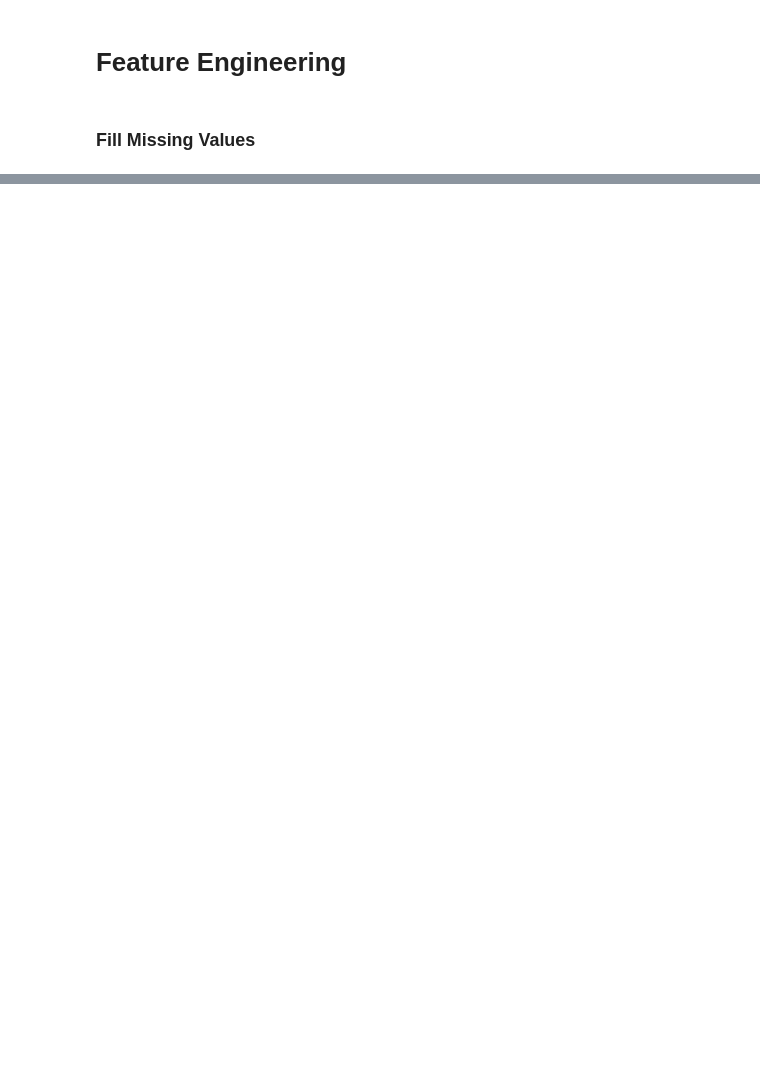
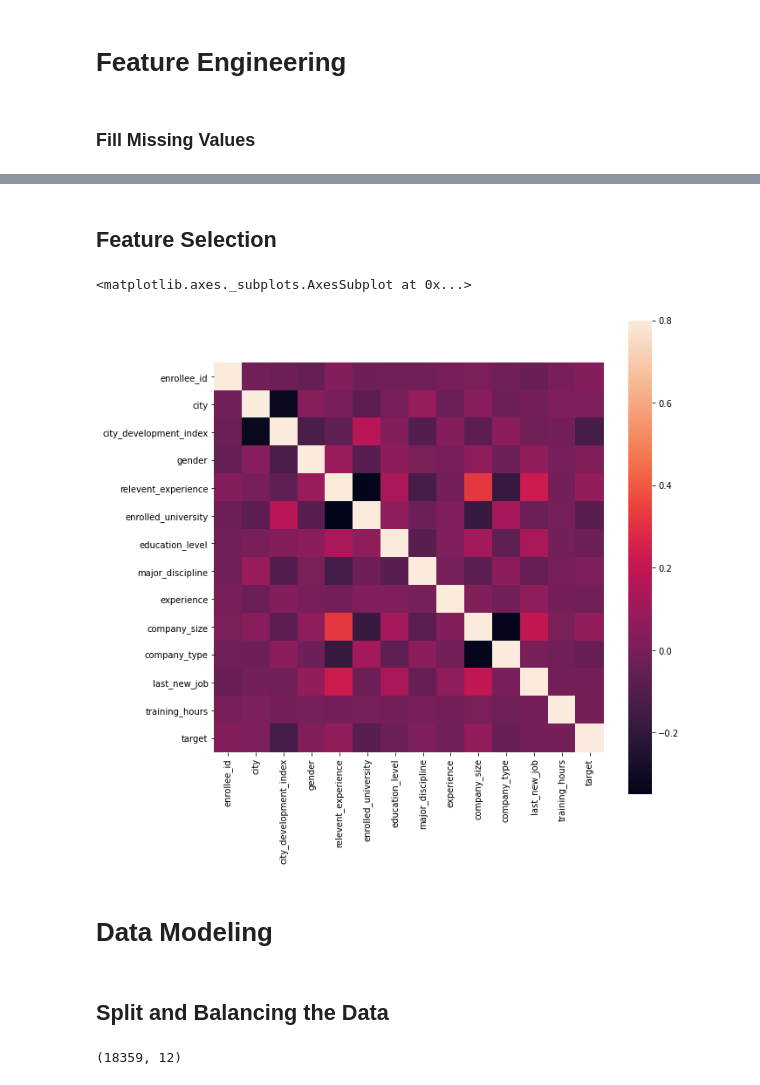
Before and after one commit to blessondensil294/HR-Analytics-Job-Change-Prediction, a Jupyter notebook: HR_Analytics_Employee_Enrollement.ipynb, the cells around one changed output, grey strips where cells are left out. Saved outputs shown, nothing was run; the diff lists cells and outputs as text; code cells hidden in the pictures; blank space fills up the shorter version.

```diff
--- a/HR_Analytics_Employee_Enrollement.ipynb
+++ b/HR_Analytics_Employee_Enrollement.ipynb
@@ -131,0 +121,2 @@ dtype: int64
+# %%
+df_Train['company_size'] = df_Train['company_size'].replace('10/49','10-49')
@@ -131,0 +248,24 @@ dtype: int64
+# %%
+from sklearn.preprocessing import LabelEncoder
+le = LabelEncoder()
+df_Train['city'] = le.fit_transform(df_Train['city'])
+df_Test['city'] = le.fit_transform(df_Test['city'])
+df_Train['gender'] = le.fit_transform(df_Train['gender'])
+df_Test['gender'] = le.fit_transform(df_Test['gender'])
+df_Train['relevent_experience'] = le.fit_transform(df_Train['relevent_experience'])
+df_Test['relevent_experience'] = le.fit_transform(df_Test['relevent_experience'])
+df_Train['enrolled_university'] = le.fit_transform(df_Train['enrolled_university'])
+df_Test['enrolled_university'] = le.fit_transform(df_Test['enrolled_university'])
+df_Train['education_level'] = le.fit_transform(df_Train['education_level'])
+df_Test['education_level'] = le.fit_transform(df_Test['education_level'])
+df_Train['major_discipline'] = le.fit_transform(df_Train['major_discipline'])
+df_Test['major_discipline'] = le.fit_transform(df_Test['major_discipline'])
+df_Train['experience'] = le.fit_transform(df_Train['experience'])
+df_Test['experience'] = le.fit_transform(df_Test['experience'])
+df_Train['company_size'] = le.fit_transform(df_Train['company_size'])
+df_Test['company_size'] = le.fit_transform(df_Test['company_size'])
+df_Train['company_type'] = le.fit_transform(df_Train['company_type'])
+df_Test['company_type'] = le.fit_transform(df_Test['company_type'])
+df_Train['last_new_job'] = le.fit_transform(df_Train['last_new_job'])
+df_Test['last_new_job'] = le.fit_transform(df_Test['last_new_job'])
+df_Train.head()
@@ -131,0 +281,6 @@ dtype: int64
+# %%
+from sklearn import preprocessing
+mm_scaler = preprocessing.MinMaxScaler()
+df_Train[['training_hours']] = mm_scaler.fit_transform(df_Train[['training_hours']])
+df_Test[['training_hours']] = mm_scaler.fit_transform(df_Test[['training_hours']])
+df_Train.head()
@@ -131,0 +295,2 @@ dtype: int64
+# %% [markdown]
+## Feature Selection
@@ -131,0 +301,11 @@ dtype: int64
+# %%
+corrmat = df_Train.corr()
+f, ax = plt.subplots(figsize=(10,10))
+sns.heatmap(corrmat, square=True, vmax=.8)
+# %% [output]
+<matplotlib.axes._subplots.AxesSubplot at 0x...>
+[figure, added]
+# %% [markdown]
+# Data Modeling
+# %% [markdown]
+## Split and Balancing the Data
@@ -131,0 +319,4 @@ dtype: int64
+# %%
+x.shape
+# %% [output]
+(18359, 12)
```
Also changed, not shown: parts of 35 cells of this notebook.
